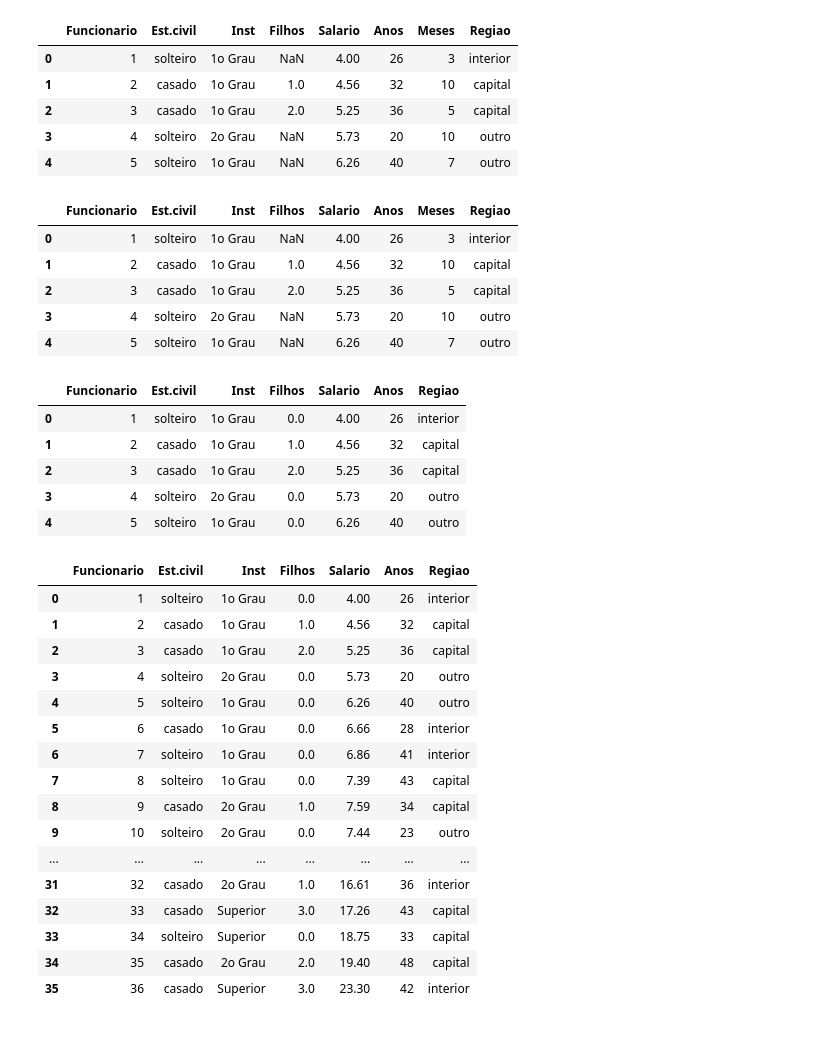
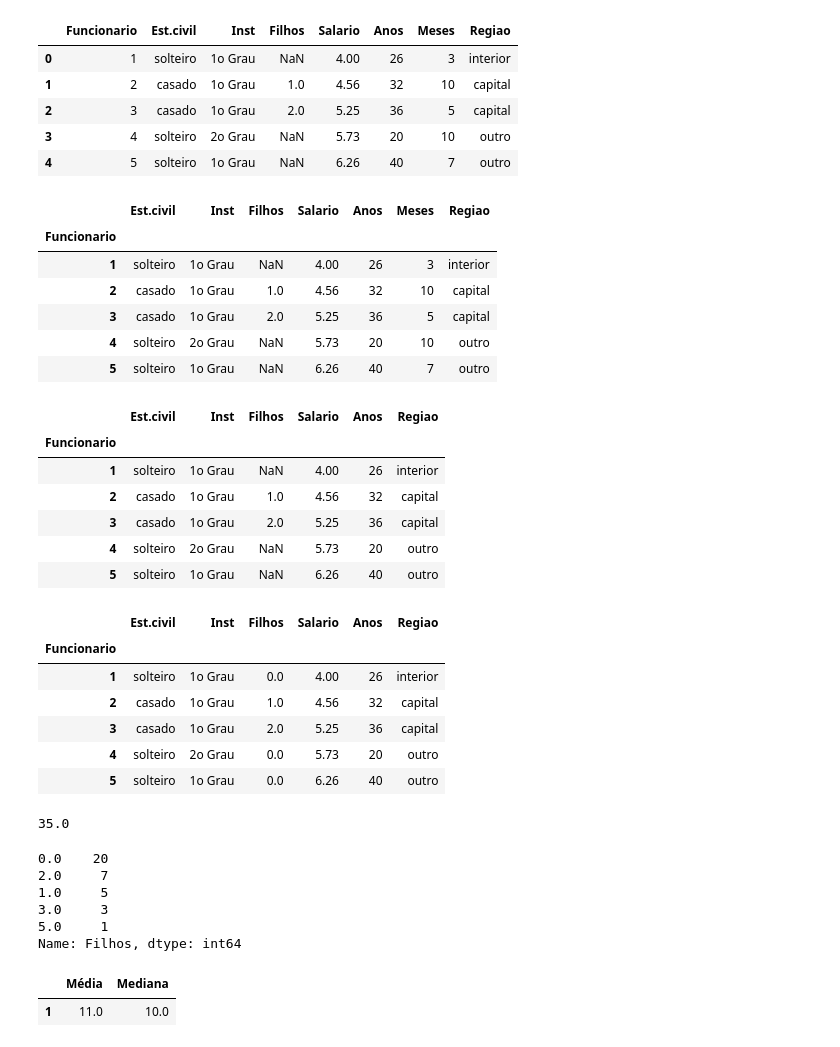
Before and after one commit to luizasampaio-s/todo8, a Jupyter notebook: to_do_8.ipynb, the cells around one changed output. Cells and saved outputs as stored; diff of their text form; code cells hidden in the pictures.

```diff
--- a/to_do_8.ipynb
+++ b/to_do_8.ipynb
@@ -17,45 +18,63 @@ milsa.head()
 | 4 | 5 | solteiro | 1o Grau | NaN | 6.26 | 40 | 7 | outro |
 # %%
 # Colocando funcionário como index.
-milsa.set_index('Funcionario')
+milsa.set_index('Funcionario', inplace = True)
 milsa.head()
 # %% [output]
-|  | Funcionario | Est.civil | Inst | Filhos | Salario | Anos | Meses | Regiao |
-| 0 | 1 | solteiro | 1o Grau | NaN | 4.00 | 26 | 3 | interior |
-| 1 | 2 | casado | 1o Grau | 1.0 | 4.56 | 32 | 10 | capital |
-| 2 | 3 | casado | 1o Grau | 2.0 | 5.25 | 36 | 5 | capital |
-| 3 | 4 | solteiro | 2o Grau | NaN | 5.73 | 20 | 10 | outro |
-| 4 | 5 | solteiro | 1o Grau | NaN | 6.26 | 40 | 7 | outro |
+|  | Est.civil | Inst | Filhos | Salario | Anos | Meses | Regiao |
+| Funcionario |  |  |  |  |  |  |  |
+| 1 | solteiro | 1o Grau | NaN | 4.00 | 26 | 3 | interior |
+| 2 | casado | 1o Grau | 1.0 | 4.56 | 32 | 10 | capital |
+| 3 | casado | 1o Grau | 2.0 | 5.25 | 36 | 5 | capital |
+| 4 | solteiro | 2o Grau | NaN | 5.73 | 20 | 10 | outro |
+| 5 | solteiro | 1o Grau | NaN | 6.26 | 40 | 7 | outro |
 # %%
 # Removendo a coluna meses.
 milsa.drop(columns=['Meses'], inplace = True)
 milsa.head()
 # %% [output]
-|  | Funcionario | Est.civil | Inst | Filhos | Salario | Anos | Regiao |
-| 0 | 1 | solteiro | 1o Grau | 0.0 | 4.00 | 26 | interior |
-| 1 | 2 | casado | 1o Grau | 1.0 | 4.56 | 32 | capital |
-| 2 | 3 | casado | 1o Grau | 2.0 | 5.25 | 36 | capital |
-| 3 | 4 | solteiro | 2o Grau | 0.0 | 5.73 | 20 | outro |
-| 4 | 5 | solteiro | 1o Grau | 0.0 | 6.26 | 40 | outro |
+|  | Est.civil | Inst | Filhos | Salario | Anos | Regiao |
+| Funcionario |  |  |  |  |  |  |
+| 1 | solteiro | 1o Grau | NaN | 4.00 | 26 | interior |
+| 2 | casado | 1o Grau | 1.0 | 4.56 | 32 | capital |
+| 3 | casado | 1o Grau | 2.0 | 5.25 | 36 | capital |
+| 4 | solteiro | 2o Grau | NaN | 5.73 | 20 | outro |
+| 5 | solteiro | 1o Grau | NaN | 6.26 | 40 | outro |
 # %%
 # Trocando os valores nulos da coluna 'Filhos' por 0.
 milsa['Filhos'].fillna(0, inplace = True)
-milsa
+milsa.head()
 # %% [output]
-|  | Funcionario | Est.civil | Inst | Filhos | Salario | Anos | Regiao |
-| 0 | 1 | solteiro | 1o Grau | 0.0 | 4.00 | 26 | interior |
-| 1 | 2 | casado | 1o Grau | 1.0 | 4.56 | 32 | capital |
-| 2 | 3 | casado | 1o Grau | 2.0 | 5.25 | 36 | capital |
-| 3 | 4 | solteiro | 2o Grau | 0.0 | 5.73 | 20 | outro |
-| 4 | 5 | solteiro | 1o Grau | 0.0 | 6.26 | 40 | outro |
-| 5 | 6 | casado | 1o Grau | 0.0 | 6.66 | 28 | interior |
-| 6 | 7 | solteiro | 1o Grau | 0.0 | 6.86 | 41 | interior |
-| 7 | 8 | solteiro | 1o Grau | 0.0 | 7.39 | 43 | capital |
-| 8 | 9 | casado | 2o Grau | 1.0 | 7.59 | 34 | capital |
-| 9 | 10 | solteiro | 2o Grau | 0.0 | 7.44 | 23 | outro |
-| ... | ... | ... | ... | ... | ... | ... | ... |
-| 31 | 32 | casado | 2o Grau | 1.0 | 16.61 | 36 | interior |
-| 32 | 33 | casado | Superior | 3.0 | 17.26 | 43 | capital |
-| 33 | 34 | solteiro | Superior | 0.0 | 18.75 | 33 | capital |
-| 34 | 35 | casado | 2o Grau | 2.0 | 19.40 | 48 | capital |
-| 35 | 36 | casado | Superior | 3.0 | 23.30 | 42 | interior |
+|  | Est.civil | Inst | Filhos | Salario | Anos | Regiao |
+| Funcionario |  |  |  |  |  |  |
+| 1 | solteiro | 1o Grau | 0.0 | 4.00 | 26 | interior |
+| 2 | casado | 1o Grau | 1.0 | 4.56 | 32 | capital |
+| 3 | casado | 1o Grau | 2.0 | 5.25 | 36 | capital |
+| 4 | solteiro | 2o Grau | 0.0 | 5.73 | 20 | outro |
+| 5 | solteiro | 1o Grau | 0.0 | 6.26 | 40 | outro |
+# %%
+# Idade média dos funcionarios
+milsa['Anos'].mean().round()
+# %% [output]
+35.0
+# %%
+# Dos funcionários que têm filhos, qual o número mais comum?
+milsa_qtd_filhos = milsa['Filhos'].value_counts()
+milsa_qtd_filhos
+# %% [output]
+0.0    20
+2.0     7
+1.0     5
+3.0     3
+5.0     1
+Name: Filhos, dtype: int64
+# %%
+# Média e mediana dos salários.
+mean_median_dict = {'Média': milsa['Salario'].mean() ,
+                    'Mediana': milsa['Salario'].median()}
+
+mean_median_sal = pd.DataFrame (mean_median_dict, index =[1])
+mean_median_sal.round()
+# %% [output]
+|  | Média | Mediana |
+| 1 | 11.0 | 10.0 |
```
Also changed, not shown: parts of 28 cells of this notebook.
